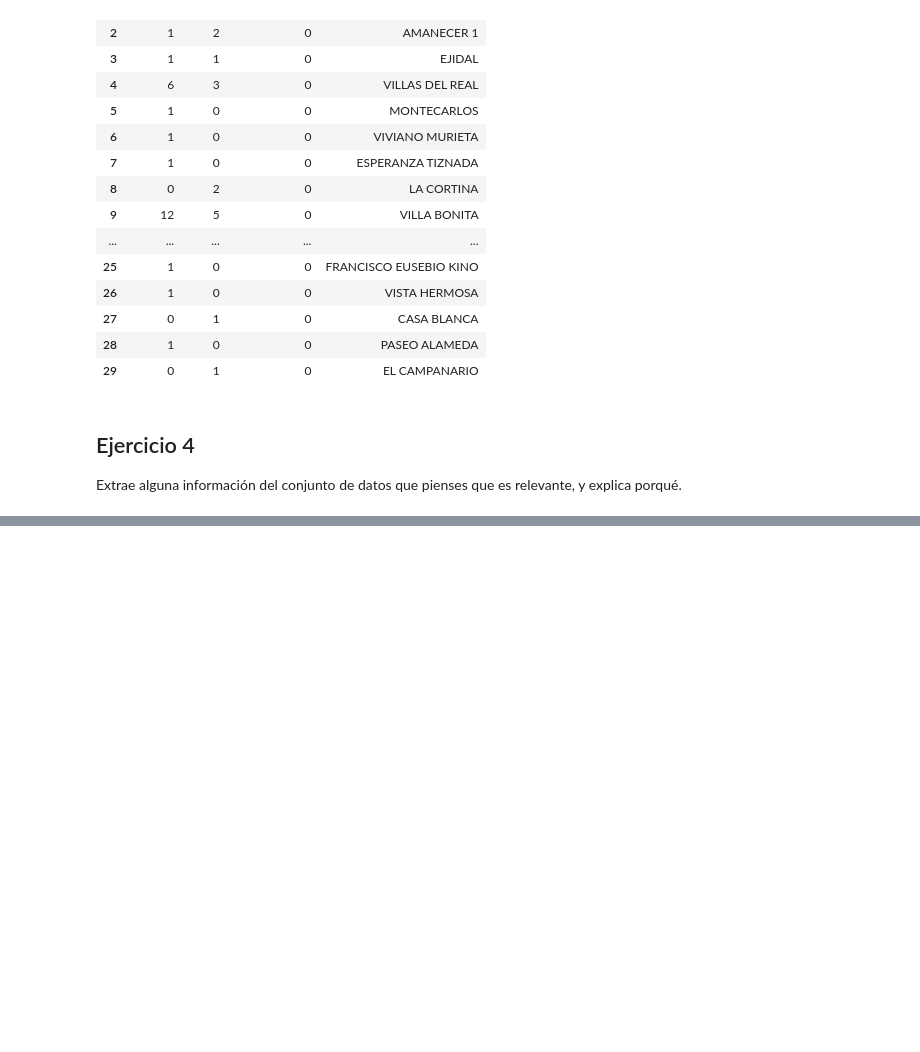
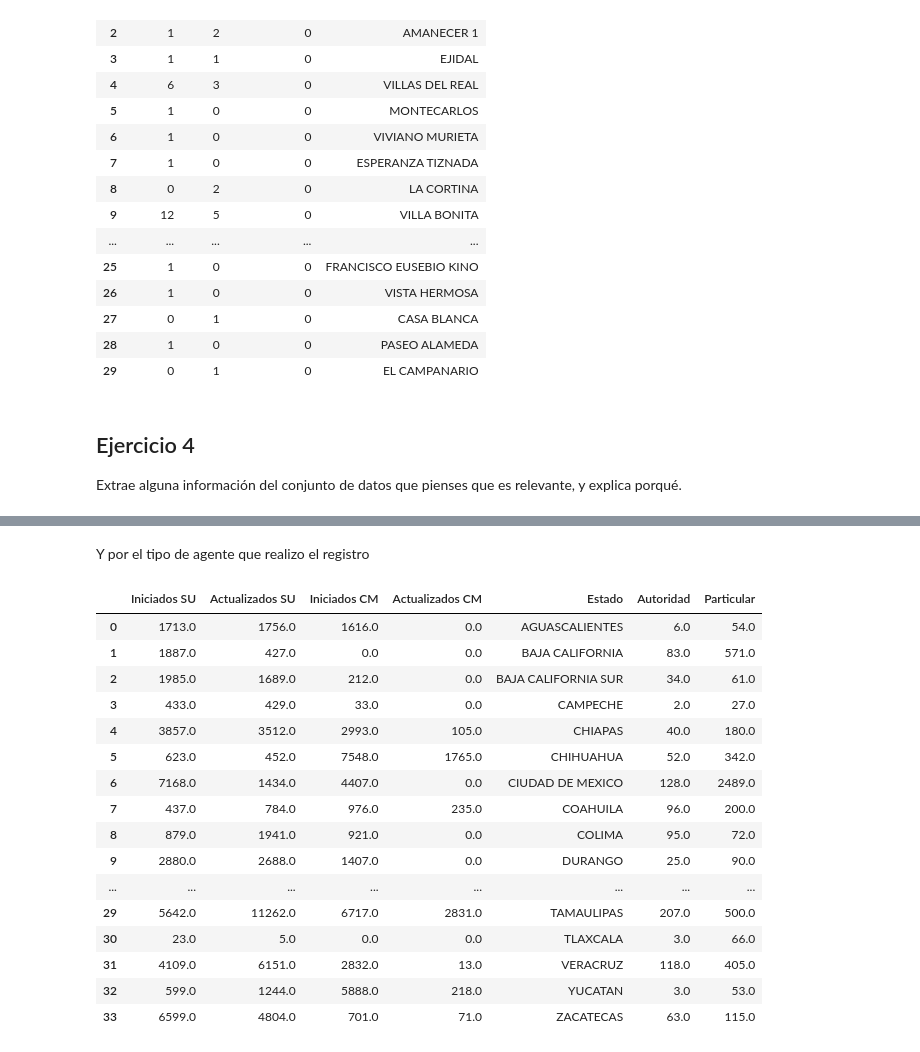
Before and after one commit to 3tagoras/Ingesta-de-datos-ejercicios, a Jupyter notebook: ingestaDatos.ipynb, the cells around one changed output, grey strips where cells are left out. Drawn from its saved outputs; the diff is of its cells as text; code cells hidden in the pictures; blank space fills up the shorter version.

```diff
--- a/ingestaDatos.ipynb
+++ b/ingestaDatos.ipynb
@@ -526,3 +508,13 @@ por_colonia
 # %% [markdown]
 ## Ejercicio 4
 Extrae alguna información del conjunto de datos que pienses que es relevante, y explica porqué.
+# %%
+TARGET_URL = API_HOST + 'contextogeneral/' + 'BarChartFoliosIniciadosActualizadosFiscalias'
+
+r = main_session.post(TARGET_URL)
+res = r.json()
+datos = {serie['name']: serie['data'] for serie in res['Series']}
+foliosFiscalias = pd.DataFrame(datos)
+foliosFiscalias['Estado'] = res['XAxisCategories']
+
+foliosFiscalias
@@ -528,0 +541,10 @@ Extrae alguna información del conjunto de datos que pienses que es relevante, y
+# %%
+TARGET_URL = API_HOST + 'contextogeneral/' + 'BarChartFoliosIniciadosPortal'
+
+r = main_session.post(TARGET_URL)
+res = r.json()
+datos = {serie['name']: serie['data'] for serie in res['Series']}
+foliosPortal = pd.DataFrame(datos)
+foliosPortal['Estado'] = res['XAxisCategories']
+
+foliosPortal
@@ -528,0 +569,23 @@ Extrae alguna información del conjunto de datos que pienses que es relevante, y
+# %% [markdown]
+Y por el tipo de agente que realizo el registro
+# %%
+folios = pd.merge(foliosFiscalias,foliosPortal,on='Estado',how='outer')
+folios
+# %% [output]
+|  | Iniciados SU | Actualizados SU | Iniciados CM | Actualizados CM | Estado | Autoridad | Particular |
+| 0 | 1713.0 | 1756.0 | 1616.0 | 0.0 | AGUASCALIENTES | 6.0 | 54.0 |
+| 1 | 1887.0 | 427.0 | 0.0 | 0.0 | BAJA CALIFORNIA | 83.0 | 571.0 |
+| 2 | 1985.0 | 1689.0 | 212.0 | 0.0 | BAJA CALIFORNIA SUR | 34.0 | 61.0 |
+| 3 | 433.0 | 429.0 | 33.0 | 0.0 | CAMPECHE | 2.0 | 27.0 |
+| 4 | 3857.0 | 3512.0 | 2993.0 | 105.0 | CHIAPAS | 40.0 | 180.0 |
+| 5 | 623.0 | 452.0 | 7548.0 | 1765.0 | CHIHUAHUA | 52.0 | 342.0 |
+| 6 | 7168.0 | 1434.0 | 4407.0 | 0.0 | CIUDAD DE MEXICO | 128.0 | 2489.0 |
+| 7 | 437.0 | 784.0 | 976.0 | 235.0 | COAHUILA | 96.0 | 200.0 |
+| 8 | 879.0 | 1941.0 | 921.0 | 0.0 | COLIMA | 95.0 | 72.0 |
+| 9 | 2880.0 | 2688.0 | 1407.0 | 0.0 | DURANGO | 25.0 | 90.0 |
+| ... | ... | ... | ... | ... | ... | ... | ... |
+| 29 | 5642.0 | 11262.0 | 6717.0 | 2831.0 | TAMAULIPAS | 207.0 | 500.0 |
+| 30 | 23.0 | 5.0 | 0.0 | 0.0 | TLAXCALA | 3.0 | 66.0 |
+| 31 | 4109.0 | 6151.0 | 2832.0 | 13.0 | VERACRUZ | 118.0 | 405.0 |
+| 32 | 599.0 | 1244.0 | 5888.0 | 218.0 | YUCATAN | 3.0 | 53.0 |
+| 33 | 6599.0 | 4804.0 | 701.0 | 71.0 | ZACATECAS | 63.0 | 115.0 |
```
Also changed, not shown: parts of 5 cells of this notebook.
